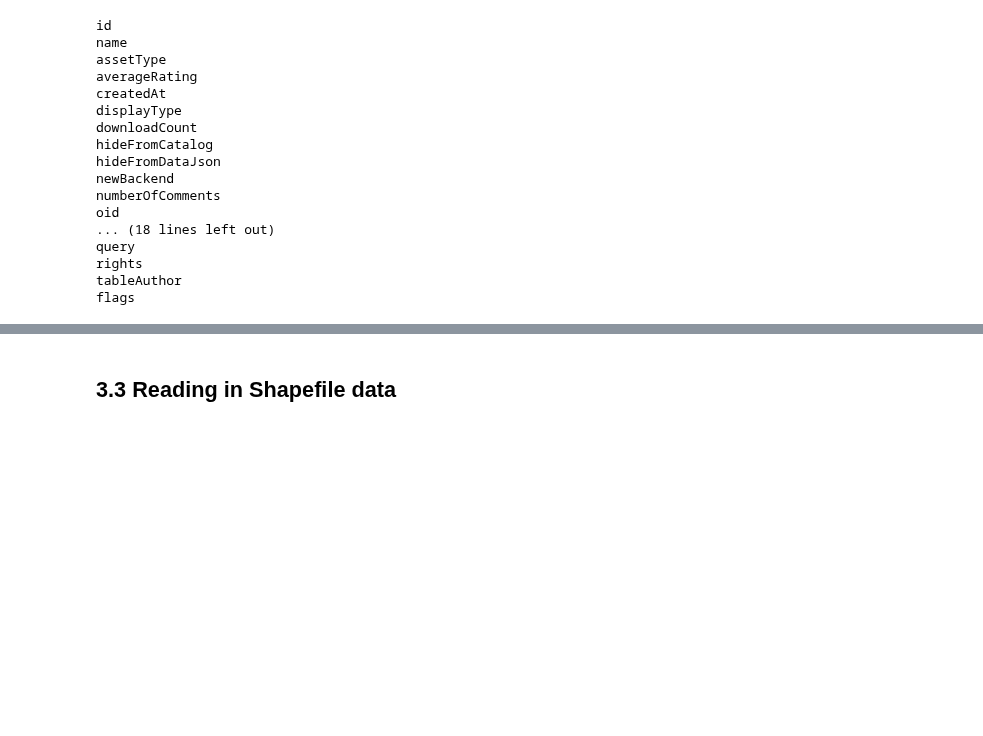
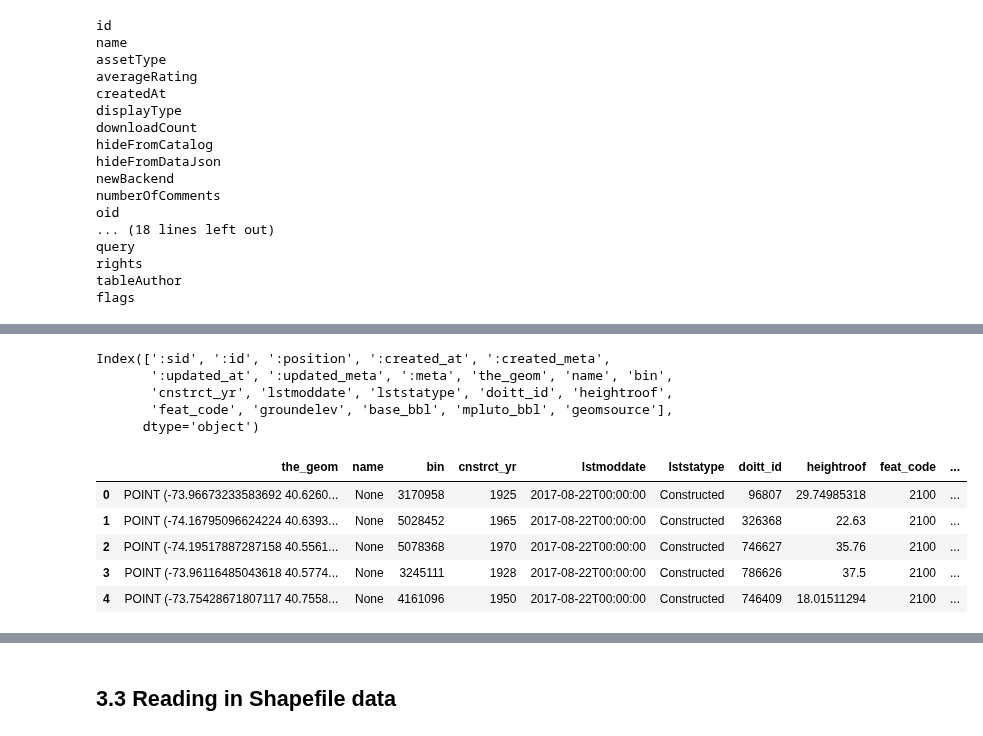
Before and after one commit to mebauer/data-analysis-using-python, a Jupyter notebook: 1-reading-writing-files.ipynb, the cells around one changed output, grey strips where cells are left out. Drawn from its saved outputs; the diff is of its cells as text; code cells hidden in the pictures; blank space fills up the shorter version.

```diff
--- a/1-reading-writing-files.ipynb
+++ b/1-reading-writing-files.ipynb
@@ -609,0 +531,5 @@ df_json.head()
+# %%
+col_names = []
+for col in cols:
+    print(col['fieldName'])
+    col_names.append(col['fieldName'])
@@ -609,0 +554,5 @@ df_json.head()
+# %%
+# constructing a dataframe
+df_json = pd.DataFrame(data['data'], columns=col_names)
+
+df_json.head()
@@ -609,0 +567,22 @@ df_json.head()
+# %%
+df_json.columns
+# %% [output]
+Index([':sid', ':id', ':position', ':created_at', ':created_meta',
+       ':updated_at', ':updated_meta', ':meta', 'the_geom', 'name', 'bin',
+       'cnstrct_yr', 'lstmoddate', 'lststatype', 'doitt_id', 'heightroof',
+       'feat_code', 'groundelev', 'base_bbl', 'mpluto_bbl', 'geomsource'],
+      dtype='object')
+# %%
+# removing unwanted columns
+df_json = df_json[['the_geom', 'name', 'bin', 'cnstrct_yr', 'lstmoddate', 'lststatype',
+    'doitt_id', 'heightroof', 'feat_code', 'groundelev', 'base_bbl', 'mpluto_bbl',
+    'geomsource']]
+
+df_json.head()
+# %% [output]
+|  | the_geom | name | bin | cnstrct_yr | lstmoddate | lststatype | doitt_id | heightroof | feat_code | ... |
+| 0 | POINT (-73.96673233583692 40.6260... | None | 3170958 | 1925 | 2017-08-22T00:00:00 | Constructed | 96807 | 29.74985318 | 2100 | ... |
+| 1 | POINT (-74.16795096624224 40.6393... | None | 5028452 | 1965 | 2017-08-22T00:00:00 | Constructed | 326368 | 22.63 | 2100 | ... |
+| 2 | POINT (-74.19517887287158 40.5561... | None | 5078368 | 1970 | 2017-08-22T00:00:00 | Constructed | 746627 | 35.76 | 2100 | ... |
+| 3 | POINT (-73.96116485043618 40.5774... | None | 3245111 | 1928 | 2017-08-22T00:00:00 | Constructed | 786626 | 37.5 | 2100 | ... |
+| 4 | POINT (-73.75428671807117 40.7558... | None | 4161096 | 1950 | 2017-08-22T00:00:00 | Constructed | 746409 | 18.01511294 | 2100 | ... |
```
Also changed, not shown: parts of 31 cells of this notebook, 2 other files.
